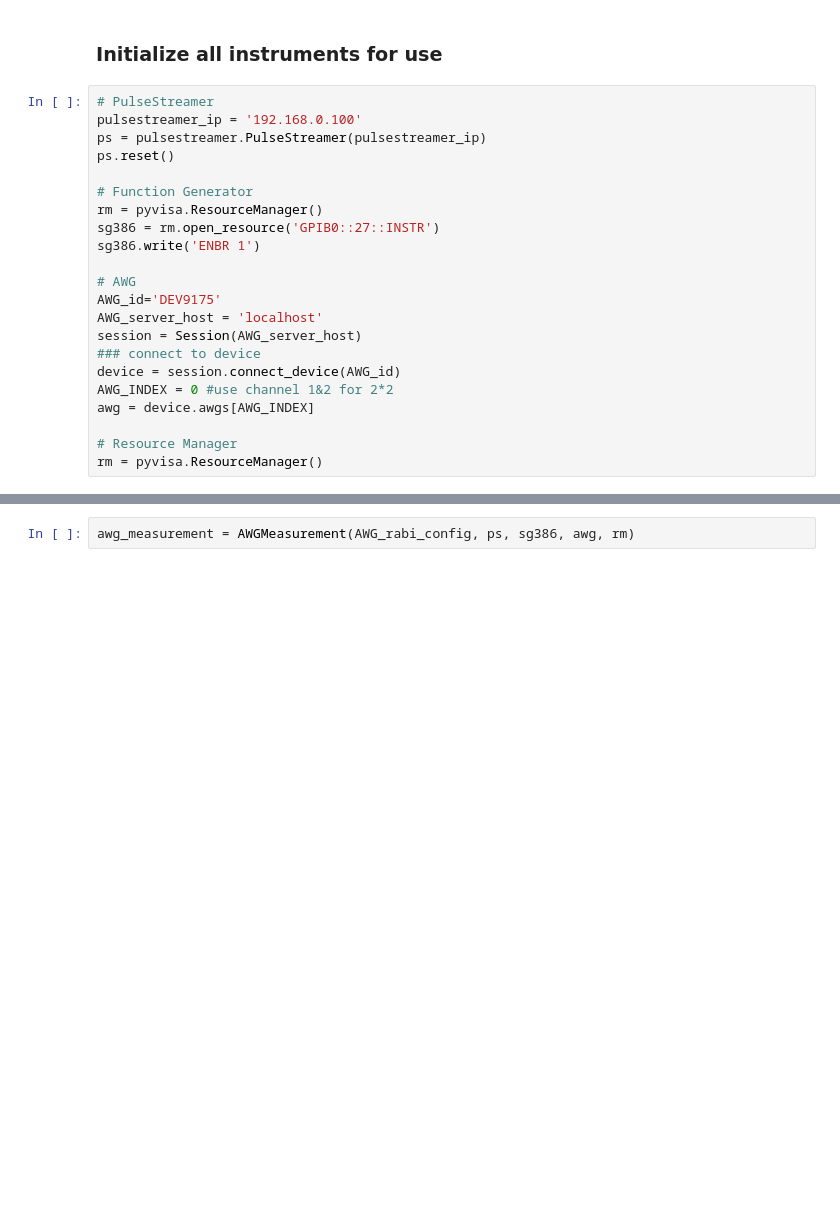
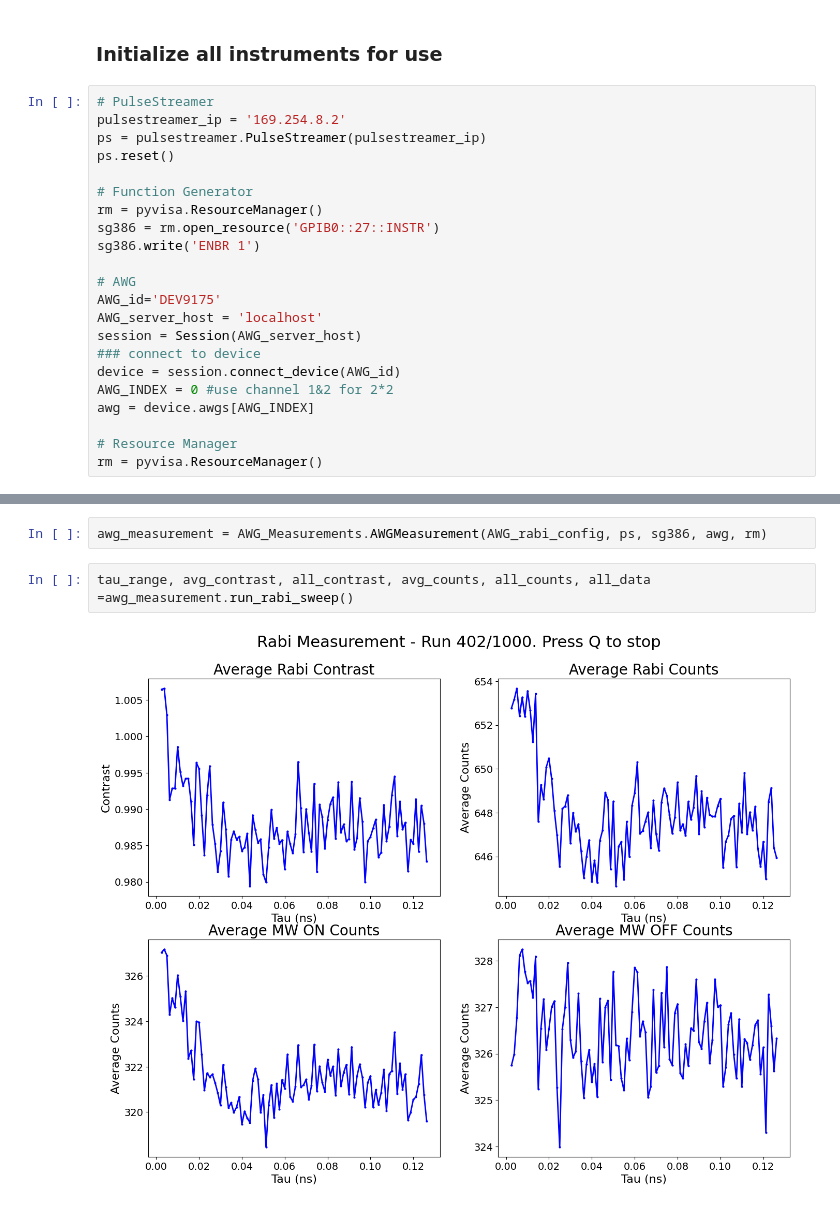
Before and after one commit to sumukhvaidya/LiLabMeasurements, a Jupyter notebook: testing/AWG_test.ipynb, the cells around one changed output, grey strips where cells are left out. Cells and saved outputs as stored; diff of their text form; blank space fills up the shorter version.

```diff
--- a/testing/AWG_test.ipynb
+++ b/testing/AWG_test.ipynb
@@ -22,7 +22,7 @@ sys.path.append(directory_path2)
 ### Initialize all instruments for use
 # %%
 # PulseStreamer
-pulsestreamer_ip = '192.168.0.100'
+pulsestreamer_ip = '169.254.8.2'
 ps = pulsestreamer.PulseStreamer(pulsestreamer_ip)
 ps.reset()
 
@@ -69,3 +76,7 @@ AWG_rabi_config = {
 }
 # %%
-awg_measurement = AWGMeasurement(AWG_rabi_config, ps, sg386, awg, rm)
+awg_measurement = AWG_Measurements.AWGMeasurement(AWG_rabi_config, ps, sg386, awg, rm)
+# %%
+tau_range, avg_contrast, all_contrast, avg_counts, all_counts, all_data =awg_measurement.run_rabi_sweep()
+# %% [output]
+[figure, added]
```
Also changed, not shown: parts of 4 cells of this notebook, 7 other files.
